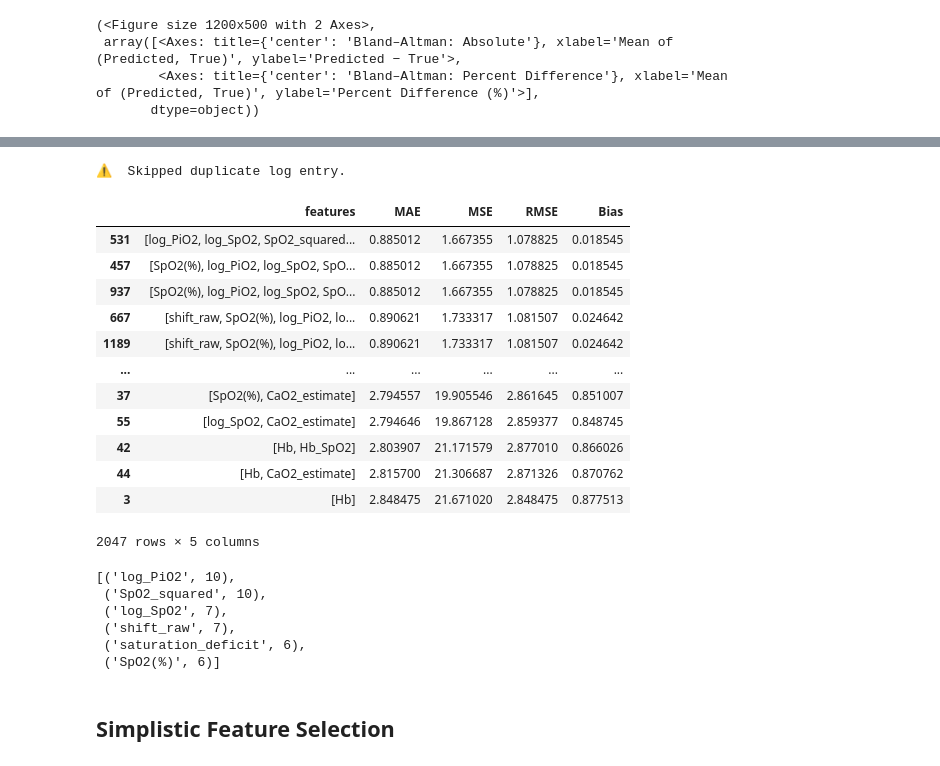
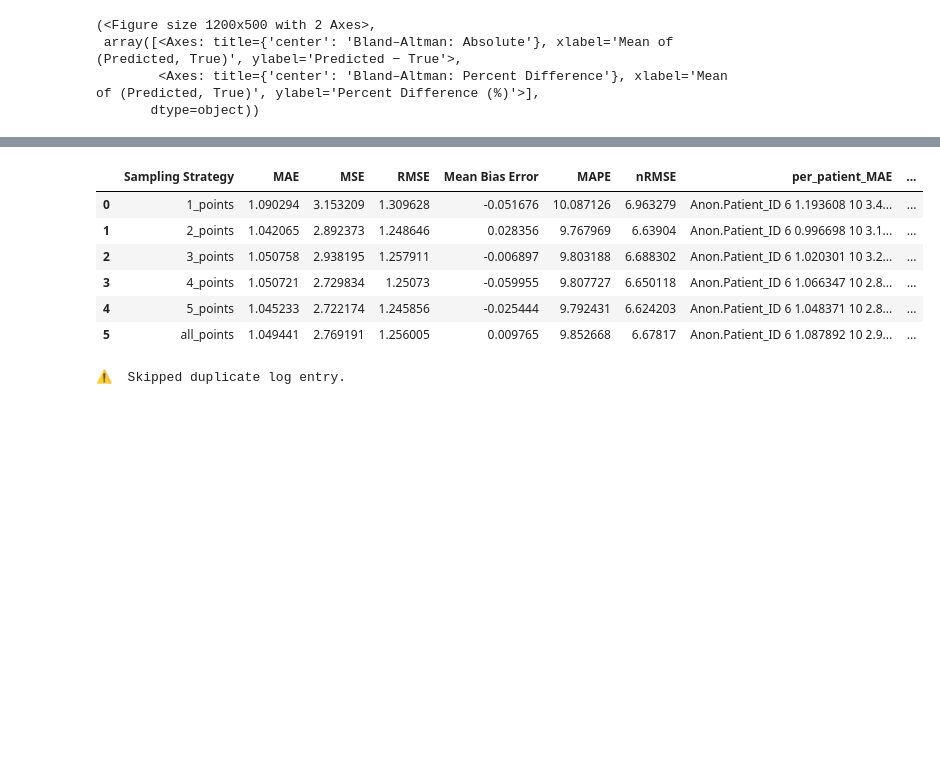
Before and after one commit to starshrimp/neonatal-odc-shift, a Jupyter notebook: notebooks/03_single_point/linear_regression_datapoints.ipynb, the cells around one changed output, grey strips where cells are left out. Cells and saved outputs as stored; diff of their text form; code cells hidden in the pictures; blank space fills up the shorter version.

```diff
--- a/notebooks/03_single_point/linear_regression_datapoints.ipynb
+++ b/notebooks/03_single_point/linear_regression_datapoints.ipynb
@@ -64,0 +100,10 @@ bland_altman_plots(test_df, y_true_col='shift', y_pred_col='y_pred', group_col='
+# %%
+results = run_sampling_experiment(
+    train_df=train_df,
+    test_df=test_df,
+    feature_cols=['PiO2(kPa)', 'SpO2(%)'],
+    target_col='shift',
+    model_class=LinearRegression,
+    k=10,
+    max_points_per_patient_list=[1, 2, 3, 4, 5, None]  # None means all available
+)
@@ -65 +128,13 @@ bland_altman_plots(test_df, y_true_col='shift', y_pred_col='y_pred', group_col='
+# %%
+results_df = pd.DataFrame(results).T.reset_index().rename(columns={'index': 'Sampling Strategy'})
+
+results_df
+# %% [output]
+|  | Sampling Strategy | MAE | MSE | RMSE | Mean Bias Error | MAPE | nRMSE | per_patient_MAE | ... |
+| 0 | 1_points | 1.090294 | 3.153209 | 1.309628 | -0.051676 | 10.087126 | 6.963279 | Anon.Patient_ID 6 1.193608 10 3.4... | ... |
+| 1 | 2_points | 1.042065 | 2.892373 | 1.248646 | 0.028356 | 9.767969 | 6.63904 | Anon.Patient_ID 6 0.996698 10 3.1... | ... |
+| 2 | 3_points | 1.050758 | 2.938195 | 1.257911 | -0.006897 | 9.803188 | 6.688302 | Anon.Patient_ID 6 1.020301 10 3.2... | ... |
+| 3 | 4_points | 1.050721 | 2.729834 | 1.25073 | -0.059955 | 9.807727 | 6.650118 | Anon.Patient_ID 6 1.066347 10 2.8... | ... |
+| 4 | 5_points | 1.045233 | 2.722174 | 1.245856 | -0.025444 | 9.792431 | 6.624203 | Anon.Patient_ID 6 1.048371 10 2.8... | ... |
+| 5 | all_points | 1.049441 | 2.769191 | 1.256005 | 0.009765 | 9.852668 | 6.67817 | Anon.Patient_ID 6 1.087892 10 2.9... | ... |
 # %%
@@ -93,37 +168,2 @@ log_run_json(
 # %% [output]
 ⚠️  Skipped duplicate log entry.
-# %%
-results_df
-# %% [output]
-|  | features | MAE | MSE | RMSE | Bias |
-| 531 | [log_PiO2, log_SpO2, SpO2_squared... | 0.885012 | 1.667355 | 1.078825 | 0.018545 |
-| 457 | [SpO2(%), log_PiO2, log_SpO2, SpO... | 0.885012 | 1.667355 | 1.078825 | 0.018545 |
-| 937 | [SpO2(%), log_PiO2, log_SpO2, SpO... | 0.885012 | 1.667355 | 1.078825 | 0.018545 |
-| 667 | [shift_raw, SpO2(%), log_PiO2, lo... | 0.890621 | 1.733317 | 1.081507 | 0.024642 |
-| 1189 | [shift_raw, SpO2(%), log_PiO2, lo... | 0.890621 | 1.733317 | 1.081507 | 0.024642 |
-| ... | ... | ... | ... | ... | ... |
-| 37 | [SpO2(%), CaO2_estimate] | 2.794557 | 19.905546 | 2.861645 | 0.851007 |
-| 55 | [log_SpO2, CaO2_estimate] | 2.794646 | 19.867128 | 2.859377 | 0.848745 |
-| 42 | [Hb, Hb_SpO2] | 2.803907 | 21.171579 | 2.877010 | 0.866026 |
-| 44 | [Hb, CaO2_estimate] | 2.815700 | 21.306687 | 2.871326 | 0.870762 |
-| 3 | [Hb] | 2.848475 | 21.671020 | 2.848475 | 0.877513 |
-2047 rows × 5 columns
-# %%
-top_n = 10
-top_features = results_df.nsmallest(top_n, 'MAE')['features']
-
-from collections import Counter
-flat_features = [f for sublist in top_features for f in sublist]
-freq_counter = Counter(flat_features)
-
-# View most frequent features in top-N models
-sorted(freq_counter.items(), key=lambda x: x[1], reverse=True)
-# %% [output]
-[('log_PiO2', 10),
- ('SpO2_squared', 10),
- ('log_SpO2', 7),
- ('shift_raw', 7),
- ('saturation_deficit', 6),
- ('SpO2(%)', 6)]
-# %% [markdown]
-## Simplistic Feature Selection
```
Also changed, not shown: parts of 6 cells of this notebook.
